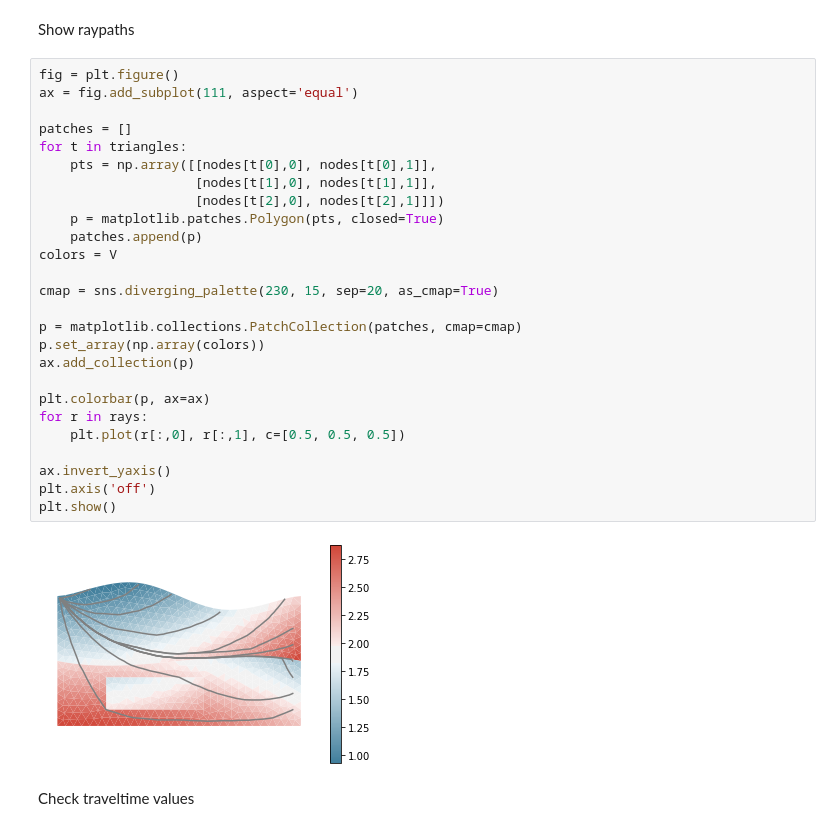
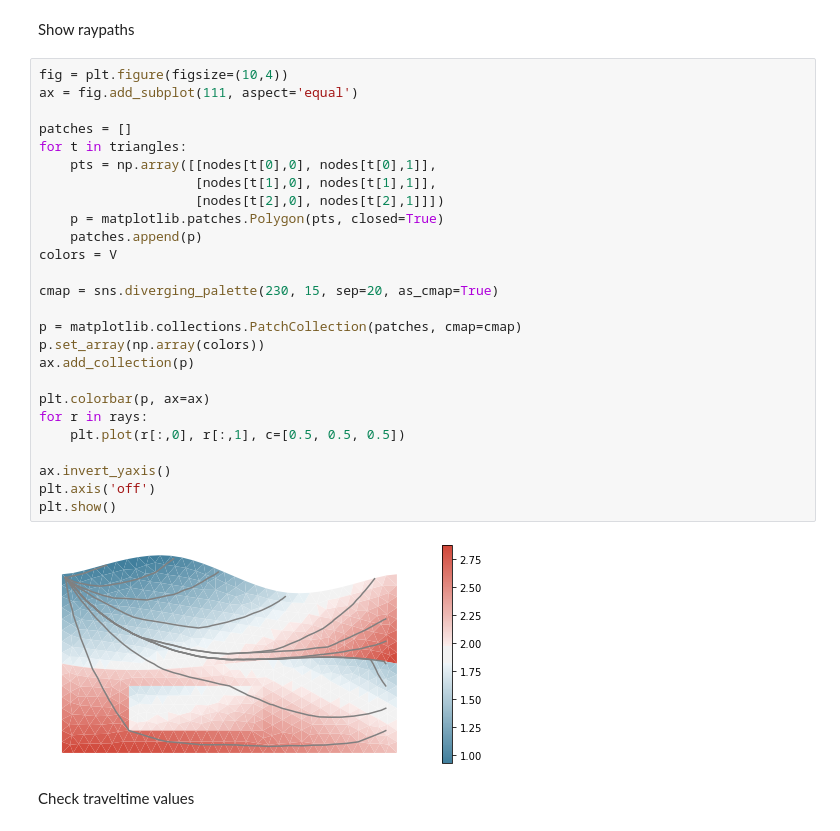
Before and after one commit to groupeLIAMG/ttcr, a Jupyter notebook: examples/example_cmesh2d.ipynb, the cells around one changed output. Drawn from its saved outputs; the diff is of its cells as text.

```diff
--- a/examples/example_cmesh2d.ipynb
+++ b/examples/example_cmesh2d.ipynb
@@ -139,33 +139,33 @@ tt, _, rays = m1.raytrace(slowness, Tx, Rx, t0, nout=3)
 # %% [markdown]
 Show raypaths
 # %%
-fig = plt.figure()
+fig = plt.figure(figsize=(10,4))
 ax = fig.add_subplot(111, aspect='equal')
 
 patches = []
 for t in triangles:
     pts = np.array([[nodes[t[0],0], nodes[t[0],1]],
                     [nodes[t[1],0], nodes[t[1],1]],
                     [nodes[t[2],0], nodes[t[2],1]]])
     p = matplotlib.patches.Polygon(pts, closed=True)
     patches.append(p)
 colors = V
 
 cmap = sns.diverging_palette(230, 15, sep=20, as_cmap=True)
 
 p = matplotlib.collections.PatchCollection(patches, cmap=cmap)
 p.set_array(np.array(colors))
 ax.add_collection(p)
 
 plt.colorbar(p, ax=ax)
 for r in rays:
     plt.plot(r[:,0], r[:,1], c=[0.5, 0.5, 0.5])
 
 ax.invert_yaxis()
 plt.axis('off')
 plt.show()
 # %% [output]
-[figure, old version]
+[figure, new version]
 # %% [markdown]
 Check traveltime values
 # %%
```
Also changed, not shown: parts of 3 cells of this notebook, 1 other file.
